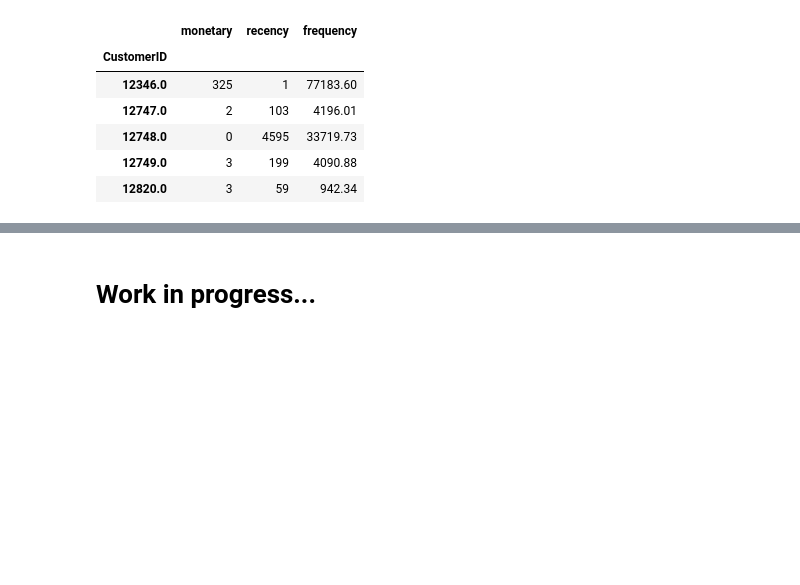
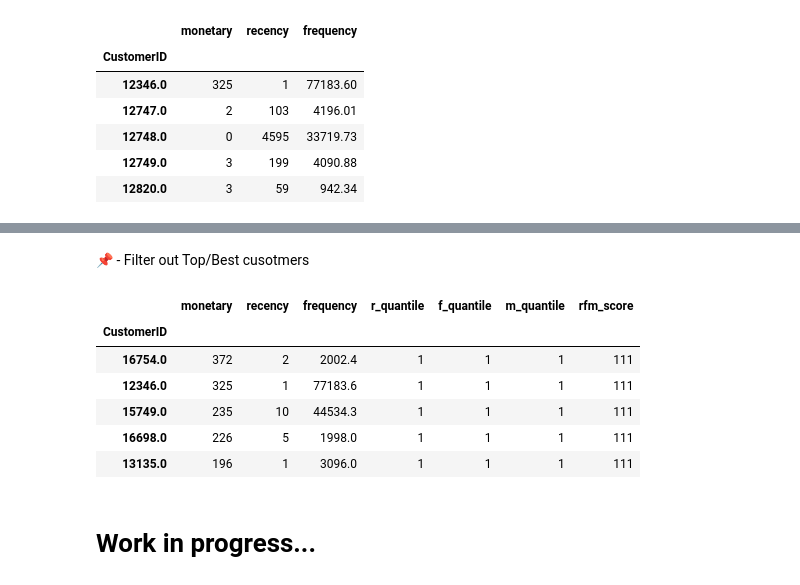
Before and after one commit to mohamedabidi97/customer-segmentation-online-retail, a Jupyter notebook: e-commerce-investigate-the-data-thoroughly.ipynb, the cells around one changed output, grey strips where cells are left out. Saved outputs shown, nothing was run; the diff lists cells and outputs as text; code cells hidden in the pictures; blank space fills up the shorter version.

```diff
--- a/e-commerce-investigate-the-data-thoroughly.ipynb
+++ b/e-commerce-investigate-the-data-thoroughly.ipynb
@@ -686,2 +689,14 @@ rfm.head()
+# %% [markdown]
+📌 - Filter out Top/Best cusotmers
+# %%
+rfm[rfm['rfm_score']=='111'].sort_values('monetary', ascending=False).head()
+# %% [output]
+|  | monetary | recency | frequency | r_quantile | f_quantile | m_quantile | rfm_score |
+| CustomerID |  |  |  |  |  |  |  |
+| 16754.0 | 372 | 2 | 2002.4 | 1 | 1 | 1 | 111 |
+| 12346.0 | 325 | 1 | 77183.6 | 1 | 1 | 1 | 111 |
+| 15749.0 | 235 | 10 | 44534.3 | 1 | 1 | 1 | 111 |
+| 16698.0 | 226 | 5 | 1998.0 | 1 | 1 | 1 | 111 |
+| 13135.0 | 196 | 1 | 3096.0 | 1 | 1 | 1 | 111 |
 # %% [markdown]
 # Work in progress...
```
Also changed, not shown: parts of 4 cells of this notebook.
